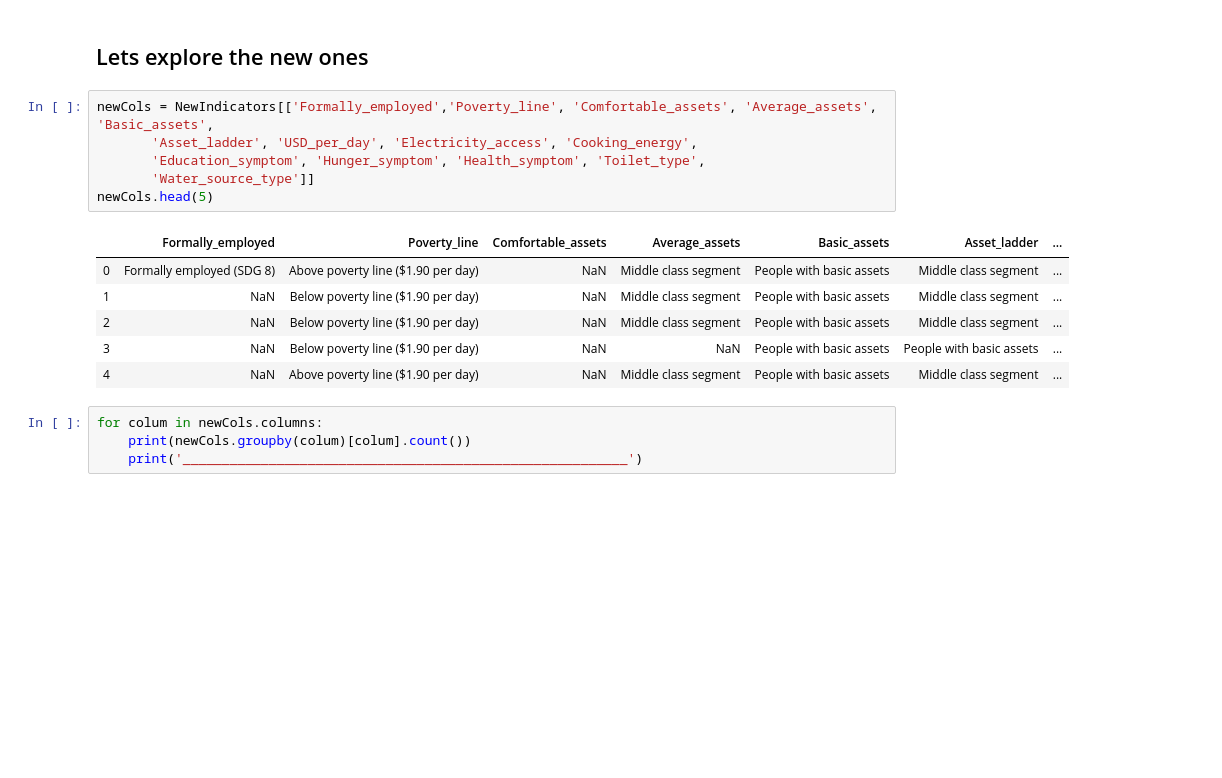
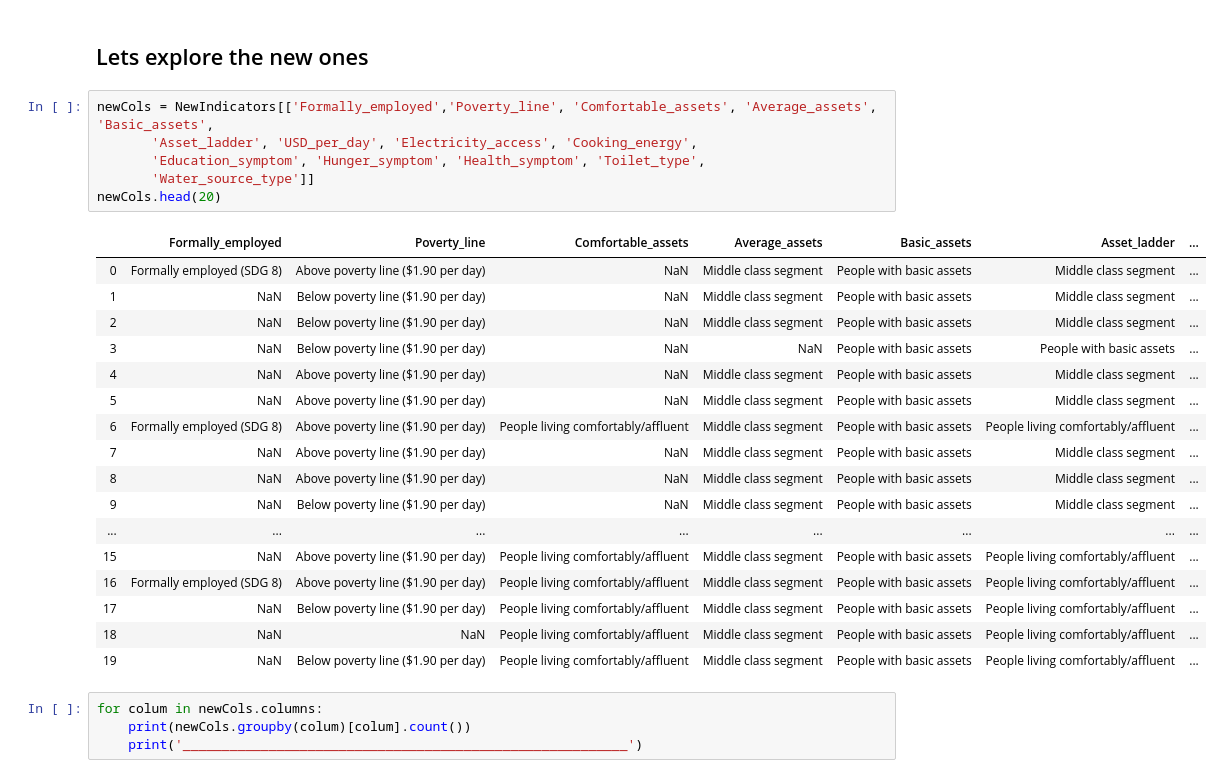
Before and after one commit to Vizzuality/notebooks, a Jupyter notebook: i2i/i2i-nationalSurveysPhase5-6.ipynb, the cells around one changed output. Drawn from its saved outputs; the diff is of its cells as text; blank space fills up the shorter version.

```diff
--- a/i2i/i2i-nationalSurveysPhase5-6.ipynb
+++ b/i2i/i2i-nationalSurveysPhase5-6.ipynb
@@ -191,16 +525,27 @@ _________________________________________________________
 # %%
 newCols = NewIndicators[['Formally_employed','Poverty_line', 'Comfortable_assets', 'Average_assets', 'Basic_assets',
        'Asset_ladder', 'USD_per_day', 'Electricity_access', 'Cooking_energy',
        'Education_symptom', 'Hunger_symptom', 'Health_symptom', 'Toilet_type',
        'Water_source_type']]
-newCols.head(5)
+newCols.head(20)
 # %% [output]
 |  | Formally_employed | Poverty_line | Comfortable_assets | Average_assets | Basic_assets | Asset_ladder | ... |
 | 0 | Formally employed (SDG 8) | Above poverty line ($1.90 per day) | NaN | Middle class segment | People with basic assets | Middle class segment | ... |
 | 1 | NaN | Below poverty line ($1.90 per day) | NaN | Middle class segment | People with basic assets | Middle class segment | ... |
 | 2 | NaN | Below poverty line ($1.90 per day) | NaN | Middle class segment | People with basic assets | Middle class segment | ... |
 | 3 | NaN | Below poverty line ($1.90 per day) | NaN | NaN | People with basic assets | People with basic assets | ... |
 | 4 | NaN | Above poverty line ($1.90 per day) | NaN | Middle class segment | People with basic assets | Middle class segment | ... |
+| 5 | NaN | Above poverty line ($1.90 per day) | NaN | Middle class segment | People with basic assets | Middle class segment | ... |
+| 6 | Formally employed (SDG 8) | Above poverty line ($1.90 per day) | People living comfortably/affluent | Middle class segment | People with basic assets | People living comfortably/affluent | ... |
+| 7 | NaN | Above poverty line ($1.90 per day) | NaN | Middle class segment | People with basic assets | Middle class segment | ... |
+| 8 | NaN | Above poverty line ($1.90 per day) | NaN | Middle class segment | People with basic assets | Middle class segment | ... |
+| 9 | NaN | Below poverty line ($1.90 per day) | NaN | Middle class segment | People with basic assets | Middle class segment | ... |
+| ... | ... | ... | ... | ... | ... | ... | ... |
+| 15 | NaN | Above poverty line ($1.90 per day) | People living comfortably/affluent | Middle class segment | People with basic assets | People living comfortably/affluent | ... |
+| 16 | Formally employed (SDG 8) | Above poverty line ($1.90 per day) | People living comfortably/affluent | Middle class segment | People with basic assets | People living comfortably/affluent | ... |
+| 17 | NaN | Below poverty line ($1.90 per day) | People living comfortably/affluent | Middle class segment | People with basic assets | People living comfortably/affluent | ... |
+| 18 | NaN | NaN | People living comfortably/affluent | Middle class segment | People with basic assets | People living comfortably/affluent | ... |
+| 19 | NaN | Below poverty line ($1.90 per day) | People living comfortably/affluent | Middle class segment | People with basic assets | People living comfortably/affluent | ... |
 # %%
 for colum in newCols.columns:
     print(newCols.groupby(colum)[colum].count())
```
Also changed, not shown: parts of 20 cells of this notebook, 1 other file.
